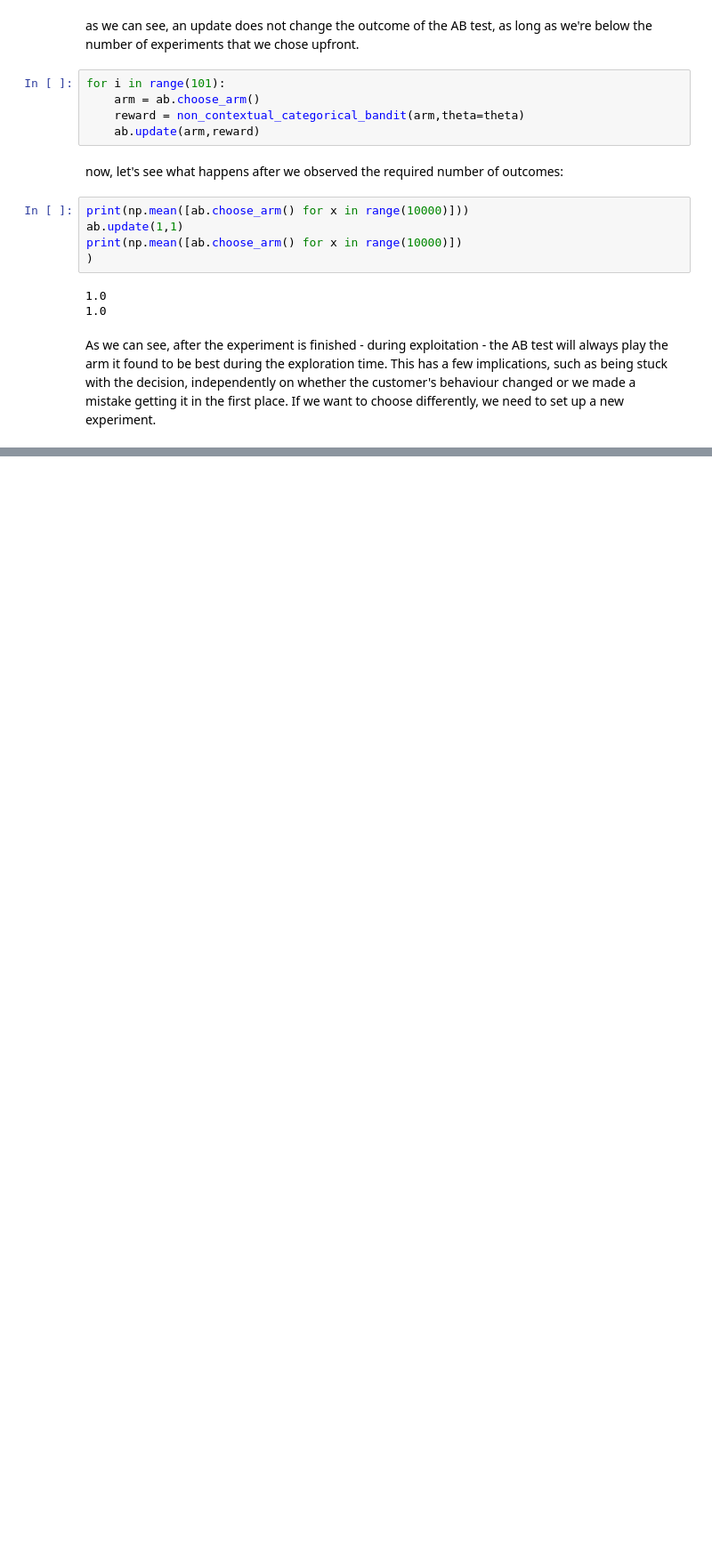
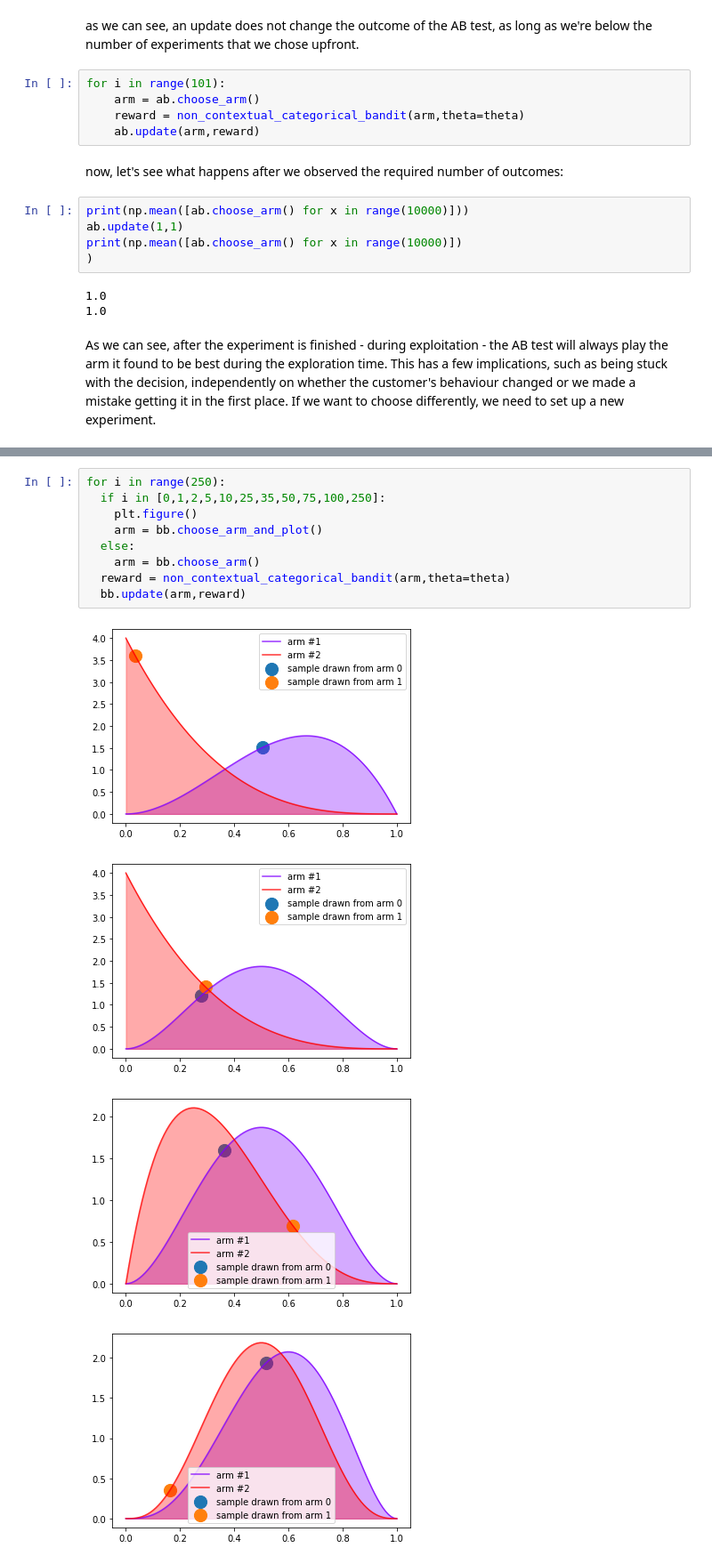
Before and after one commit to wooohoooo/thompson_sampling, a Jupyter notebook: noncontextual_bandits.ipynb, the cells around one changed output, grey strips where cells are left out. Shown at 89% size. Drawn from its saved outputs; the diff is of its cells as text; blank space fills up the shorter version.

```diff
--- a/noncontextual_bandits.ipynb
+++ b/noncontextual_bandits.ipynb
@@ -189,0 +236,14 @@ TypeError: must be str, not bool
+# %%
+for i in range(250):
+  if i in [0,1,2,5,10,25,35,50,75,100,250]:
+    plt.figure()
+    arm = bb.choose_arm_and_plot()
+  else:
+    arm = bb.choose_arm()
+  reward = non_contextual_categorical_bandit(arm,theta=theta)
+  bb.update(arm,reward)
+# %% [output]
+[figure, added]
+[figure, added]
+[figure, added]
+[figure, added]
```
Also changed, not shown: parts of 25 cells of this notebook, 1 other file.
